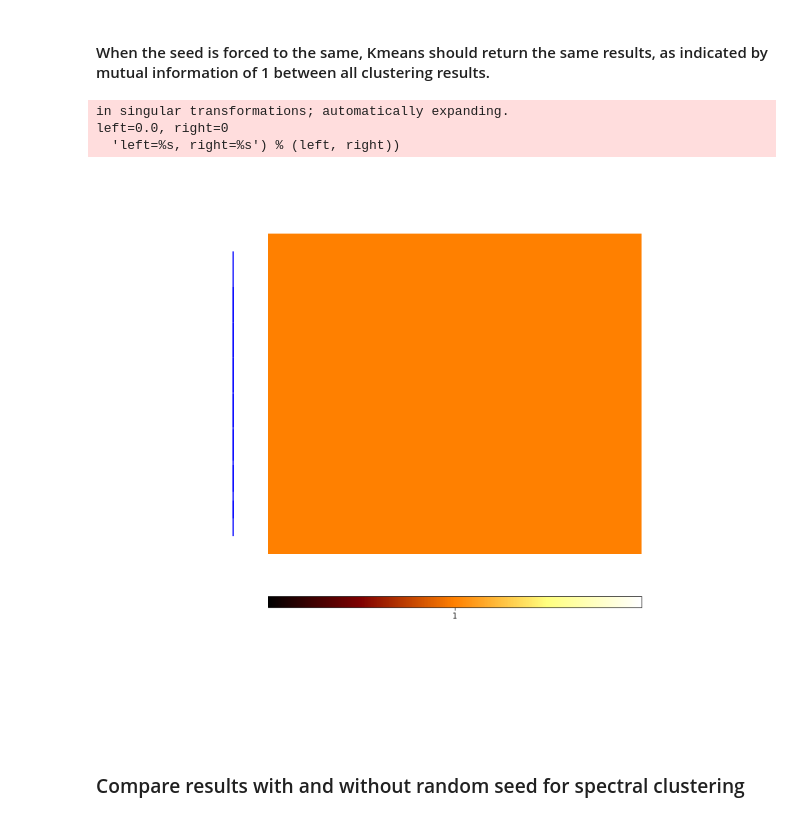
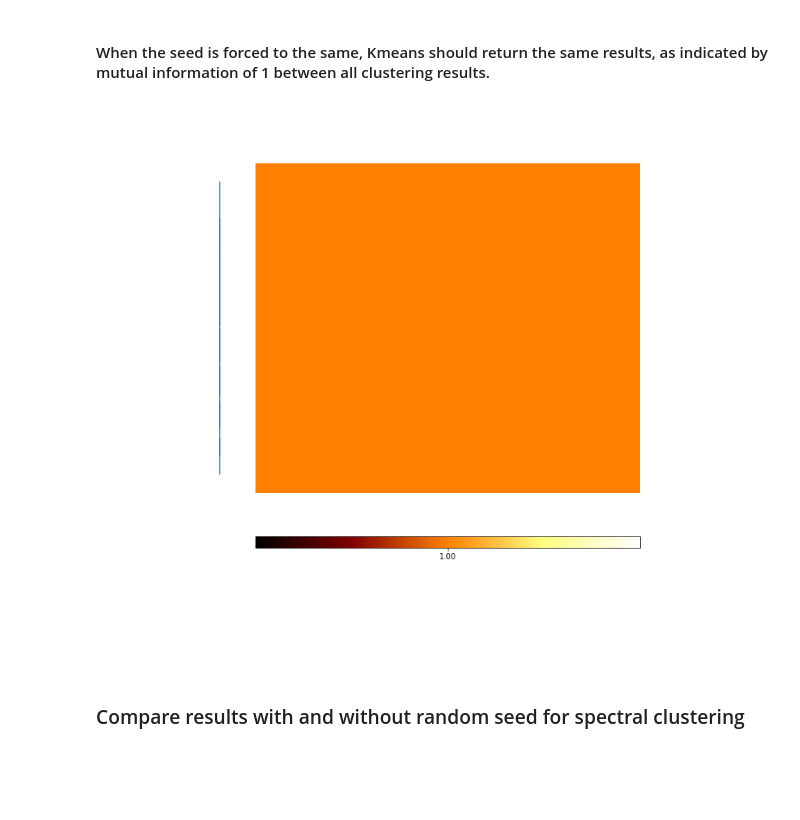
Before and after one commit to NaegleLab/OpenEnsembles, a Jupyter notebook: examples/Demonstrate_RandomSeed.ipynb, the cells around one changed output. Saved outputs shown, nothing was run; the diff lists cells and outputs as text; code cells hidden in the pictures; blank space fills up the shorter version.

```diff
--- a/examples/Demonstrate_RandomSeed.ipynb
+++ b/examples/Demonstrate_RandomSeed.ipynb
@@ -37,12 +38,9 @@ mi_randomSeeds.plot(add_labels=False)
 # %%
 
 mi_sameSeeds = c_seed.MI(MI_type='normalized')
-mi_sameSeeds.plot(add_labels=False)
+mi_plot_same = mi_sameSeeds.plot(add_labels=False)
 # %% [output]
-in singular transformations; automatically expanding.
-left=0.0, right=0
-  'left=%s, right=%s') % (left, right))
-[figure, old version]
+[figure, new version]
 # %% [markdown]
 ### Compare results with and without random seed for spectral clustering
 # %%
```
Also changed, not shown: parts of 7 cells of this notebook, 1 other file.
